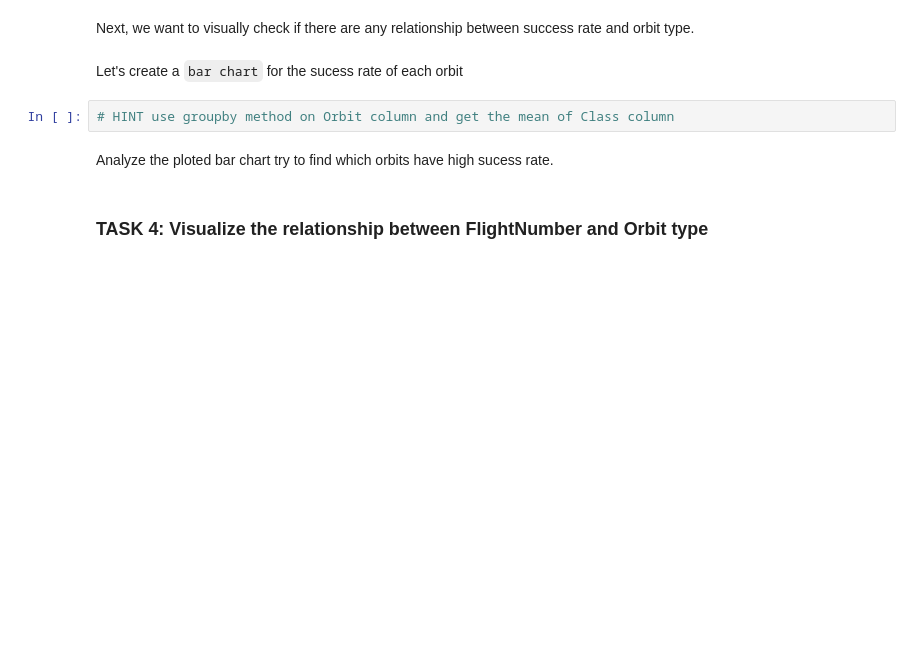
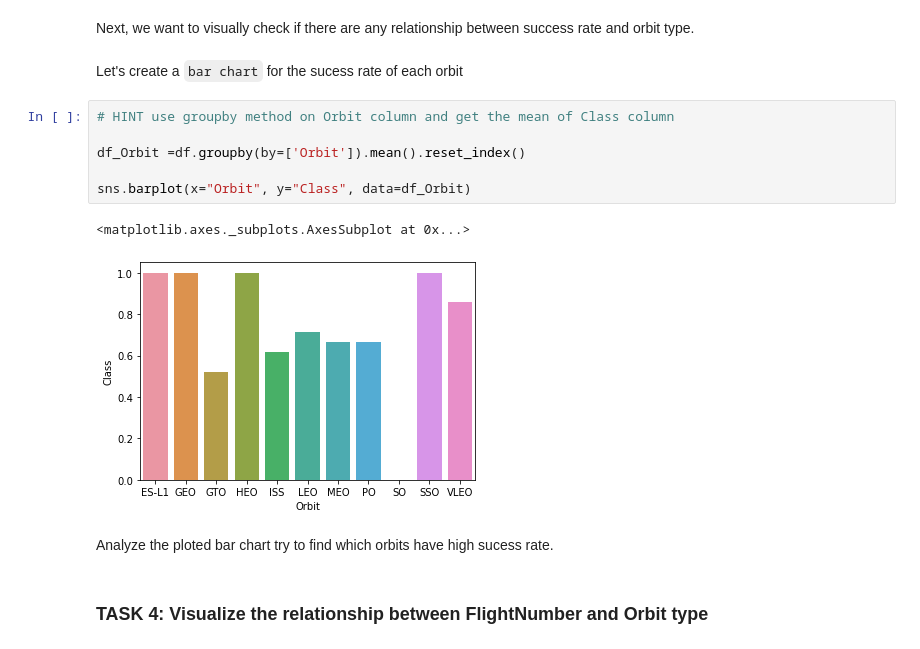
Before and after one commit to SiaChenGitHub/IBM, a Jupyter notebook: model5.ipynb, the cells around one changed output. Saved outputs shown, nothing was run; the diff lists cells and outputs as text; blank space fills up the shorter version.

```diff
--- a/model5.ipynb
+++ b/model5.ipynb
@@ -110,6 +110,13 @@ Next, we want to visually check if there are any relationship between success ra
 Let's create a `bar chart` for the sucess rate of each orbit
 # %%
 # HINT use groupby method on Orbit column and get the mean of Class column
+
+df_Orbit =df.groupby(by=['Orbit']).mean().reset_index()
+
+sns.barplot(x="Orbit", y="Class", data=df_Orbit)
+# %% [output]
+<matplotlib.axes._subplots.AxesSubplot at 0x...>
+[figure, added]
 # %% [markdown]
 Analyze the ploted bar chart try to find which orbits have high sucess rate.
 # %% [markdown]
```
Also changed, not shown: parts of 7 cells of this notebook.
